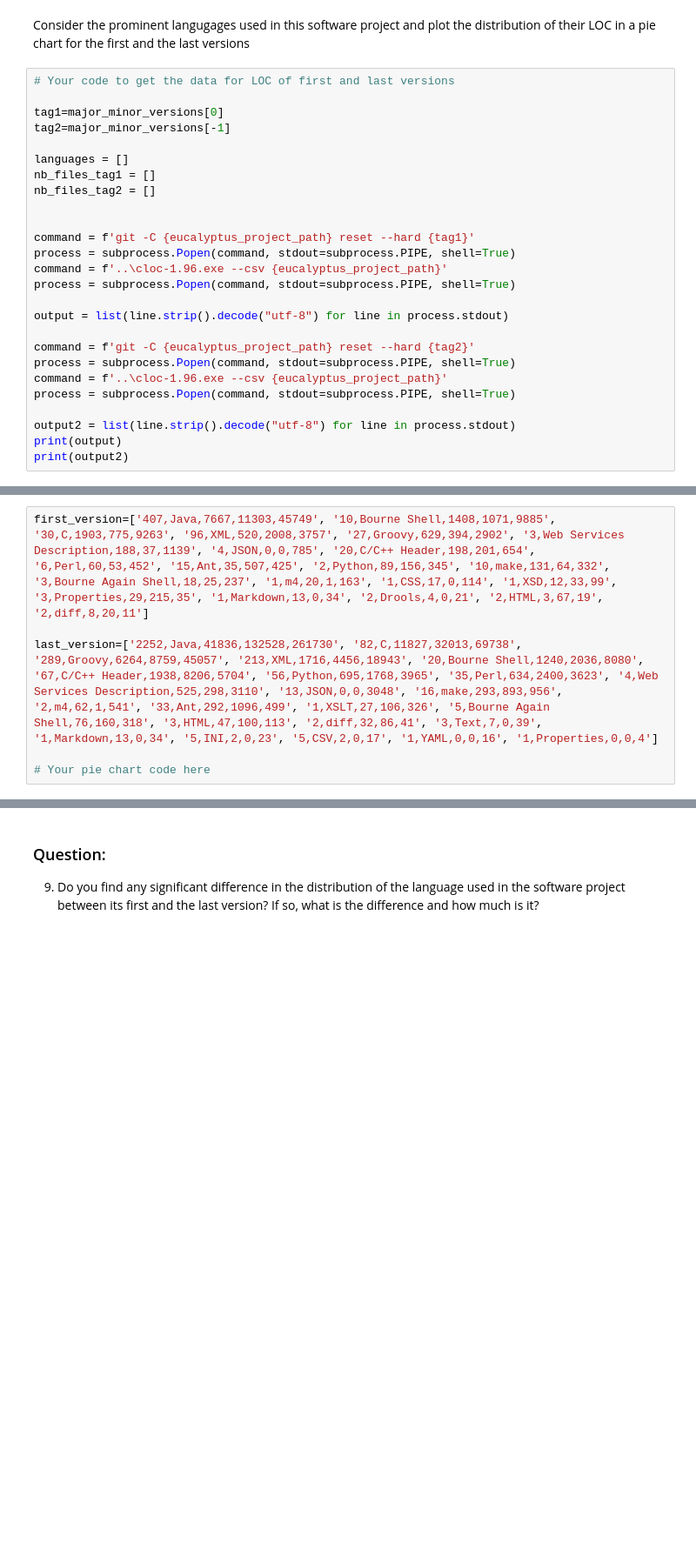
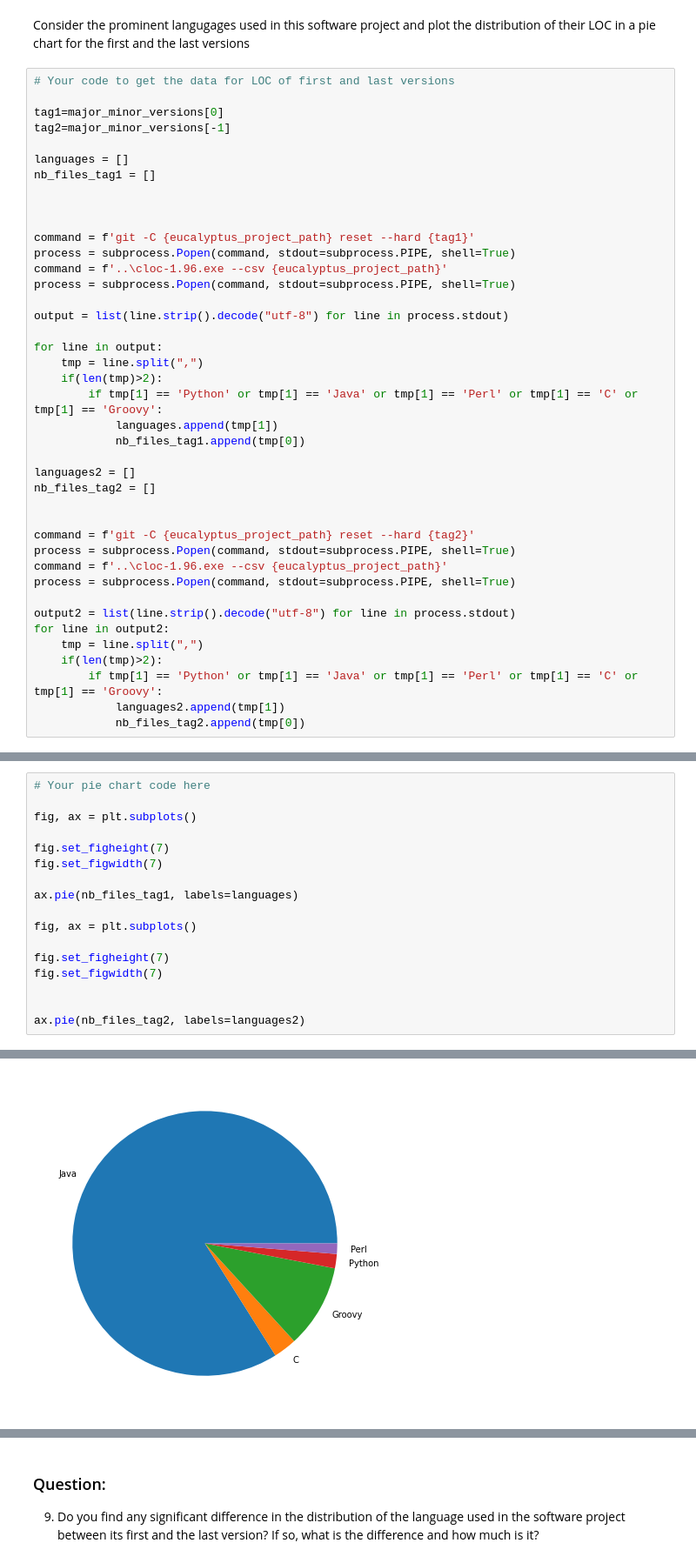
Before and after one commit to GuillaumeKerckhofs/SoftwareEvolution_TP2_2023, a Jupyter notebook: TP2_section2.ipynb, the cells around one changed output, grey strips where cells are left out. Shown at 87% size. Saved outputs shown, nothing was run; the diff lists cells and outputs as text; blank space fills up the shorter version.

```diff
--- a/TP2_section2.ipynb
+++ b/TP2_section2.ipynb
@@ -351,7 +354,7 @@ tag2=major_minor_versions[-1]
 
 languages = []
 nb_files_tag1 = []
-nb_files_tag2 = []
+
 
 
 command = f'git -C {eucalyptus_project_path} reset --hard {tag1}'
@@ -361,11 +364,26 @@ process = subprocess.Popen(command, stdout=subprocess.PIPE, shell=True)
 
 output = list(line.strip().decode("utf-8") for line in process.stdout)
 
+for line in output:
+    tmp = line.split(",")
+    if(len(tmp)>2):
+        if tmp[1] == 'Python' or tmp[1] == 'Java' or tmp[1] == 'Perl' or tmp[1] == 'C' or tmp[1] == 'Groovy':
+            languages.append(tmp[1])
+            nb_files_tag1.append(tmp[0])
+
+languages2 = []
+nb_files_tag2 = []
+
+
 command = f'git -C {eucalyptus_project_path} reset --hard {tag2}'
 process = subprocess.Popen(command, stdout=subprocess.PIPE, shell=True)
 command = f'..\cloc-1.96.exe --csv {eucalyptus_project_path}'
 process = subprocess.Popen(command, stdout=subprocess.PIPE, shell=True)
 
 output2 = list(line.strip().decode("utf-8") for line in process.stdout)
-print(output)
-print(output2)
+for line in output2:
+    tmp = line.split(",")
+    if(len(tmp)>2):
+        if tmp[1] == 'Python' or tmp[1] == 'Java' or tmp[1] == 'Perl' or tmp[1] == 'C' or tmp[1] == 'Groovy':
+            languages2.append(tmp[1])
+            nb_files_tag2.append(tmp[0])
@@ -375,7 +390,18 @@ print(output2)
 # %%
-first_version=['407,Java,7667,11303,45749', '10,Bourne Shell,1408,1071,9885', '30,C,1903,775,9263', '96,XML,520,2008,3757', '27,Groovy,629,394,2902', '3,Web Services Description,188,37,1139', '4,JSON,0,0,785', '20,C/C++ Header,198,201,654', '6,Perl,60,53,452', '15,Ant,35,507,425', '2,Python,89,156,345', '10,make,131,64,332', '3,Bourne Again Shell,18,25,237', '1,m4,20,1,163', '1,CSS,17,0,114', '1,XSD,12,33,99', '3,Properties,29,215,35', '1,Markdown,13,0,34', '2,Drools,4,0,21', '2,HTML,3,67,19', '2,diff,8,20,11']
+# Your pie chart code here
 
-last_version=['2252,Java,41836,132528,261730', '82,C,11827,32013,69738', '289,Groovy,6264,8759,45057', '213,XML,1716,4456,18943', '20,Bourne Shell,1240,2036,8080', '67,C/C++ Header,1938,8206,5704', '56,Python,695,1768,3965', '35,Perl,634,2400,3623', '4,Web Services Description,525,298,3110', '13,JSON,0,0,3048', '16,make,293,893,956', '2,m4,62,1,541', '33,Ant,292,1096,499', '1,XSLT,27,106,326', '5,Bourne Again Shell,76,160,318', '3,HTML,47,100,113', '2,diff,32,86,41', '3,Text,7,0,39', '1,Markdown,13,0,34', '5,INI,2,0,23', '5,CSV,2,0,17', '1,YAML,0,0,16', '1,Properties,0,0,4']
+fig, ax = plt.subplots()
 
-# Your pie chart code here
+fig.set_figheight(7)
+fig.set_figwidth(7)
+
+ax.pie(nb_files_tag1, labels=languages)
+
+fig, ax = plt.subplots()
+
+fig.set_figheight(7)
+fig.set_figwidth(7)
+
+
+ax.pie(nb_files_tag2, labels=languages2)
 # %% [output]
@@ -382,0 +418 @@ last_version=['2252,Java,41836,132528,261730', '82,C,11827,32013,69738', '289,Gr
+[figure, added]
```
Also changed, not shown: parts of 4 cells of this notebook.
